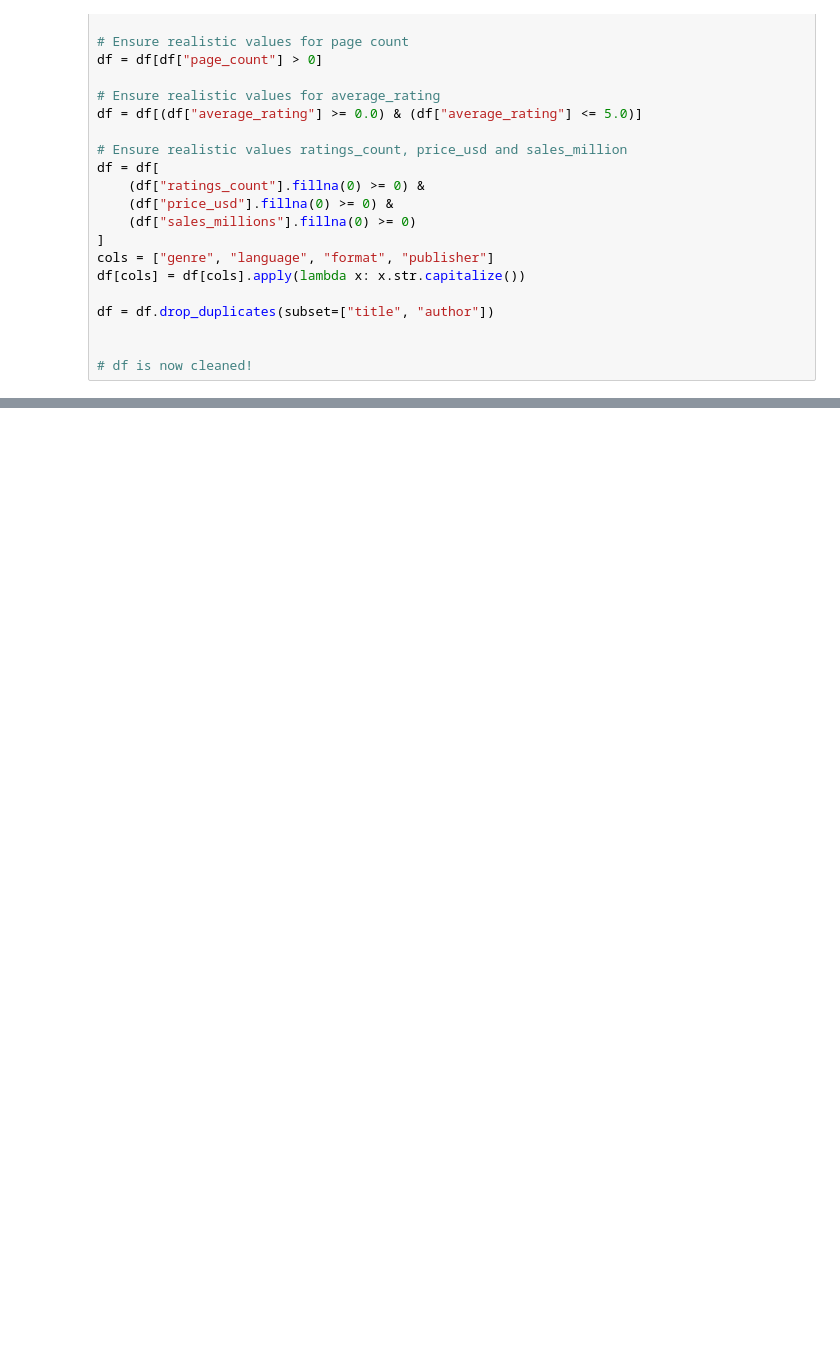
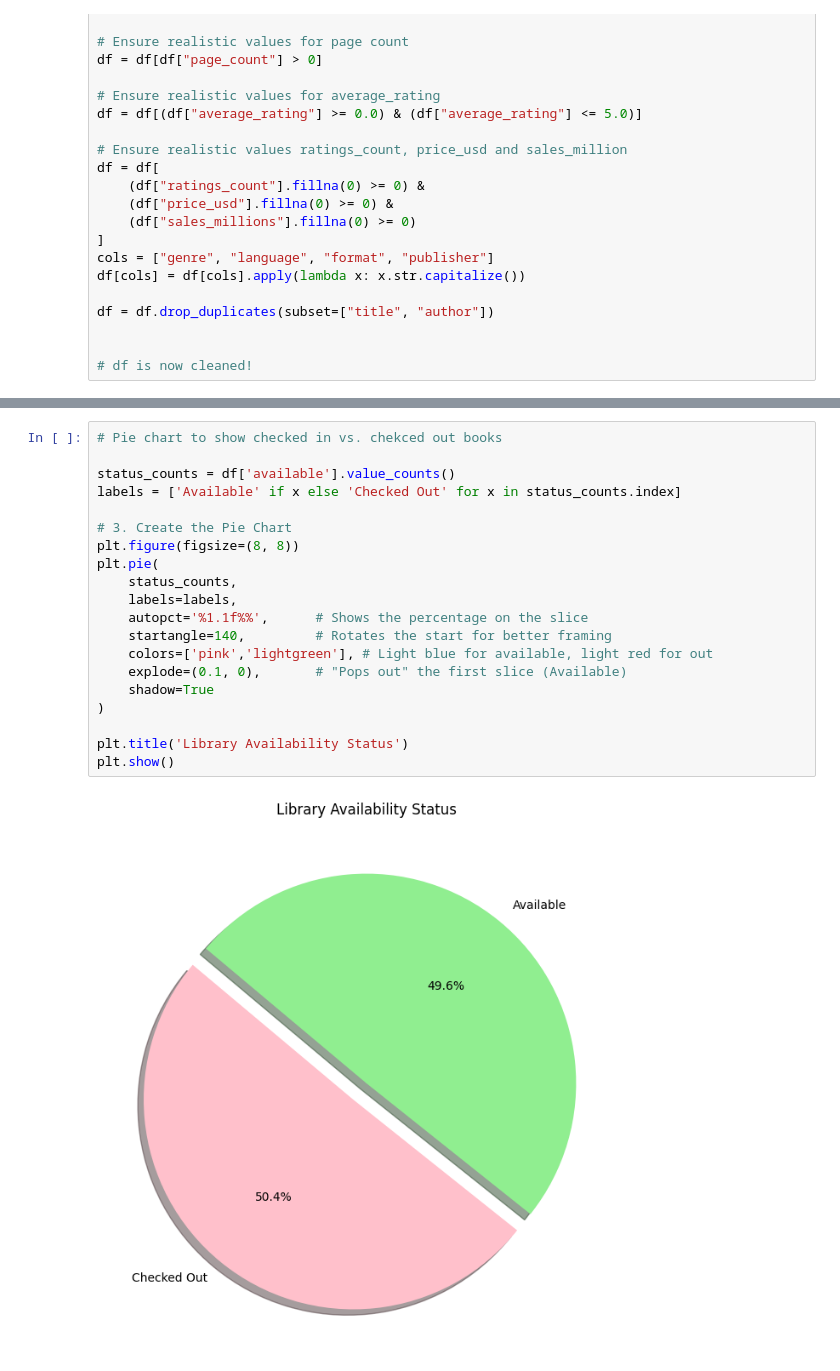
Before and after one commit to amitd8464/my_python_solid_app_amit, a Jupyter notebook: pandas_challenge_jan28.ipynb, the cells around one changed output, grey strips where cells are left out. Saved outputs shown, nothing was run; the diff lists cells and outputs as text; blank space fills up the shorter version.

```diff
--- a/pandas_challenge_jan28.ipynb
+++ b/pandas_challenge_jan28.ipynb
@@ -100,0 +120,22 @@ plt.show()
+# %%
+# Pie chart to show checked in vs. chekced out books
+
+status_counts = df['available'].value_counts()
+labels = ['Available' if x else 'Checked Out' for x in status_counts.index]
+
+# 3. Create the Pie Chart
+plt.figure(figsize=(8, 8))
+plt.pie(
+    status_counts,
+    labels=labels,
+    autopct='%1.1f%%',      # Shows the percentage on the slice
+    startangle=140,         # Rotates the start for better framing
+    colors=['pink','lightgreen'], # Light blue for available, light red for out
+    explode=(0.1, 0),       # "Pops out" the first slice (Available)
+    shadow=True
+)
+
+plt.title('Library Availability Status')
+plt.show()
+# %% [output]
+[figure, added]
```
Also changed, not shown: parts of 4 cells of this notebook, 2 other files.
